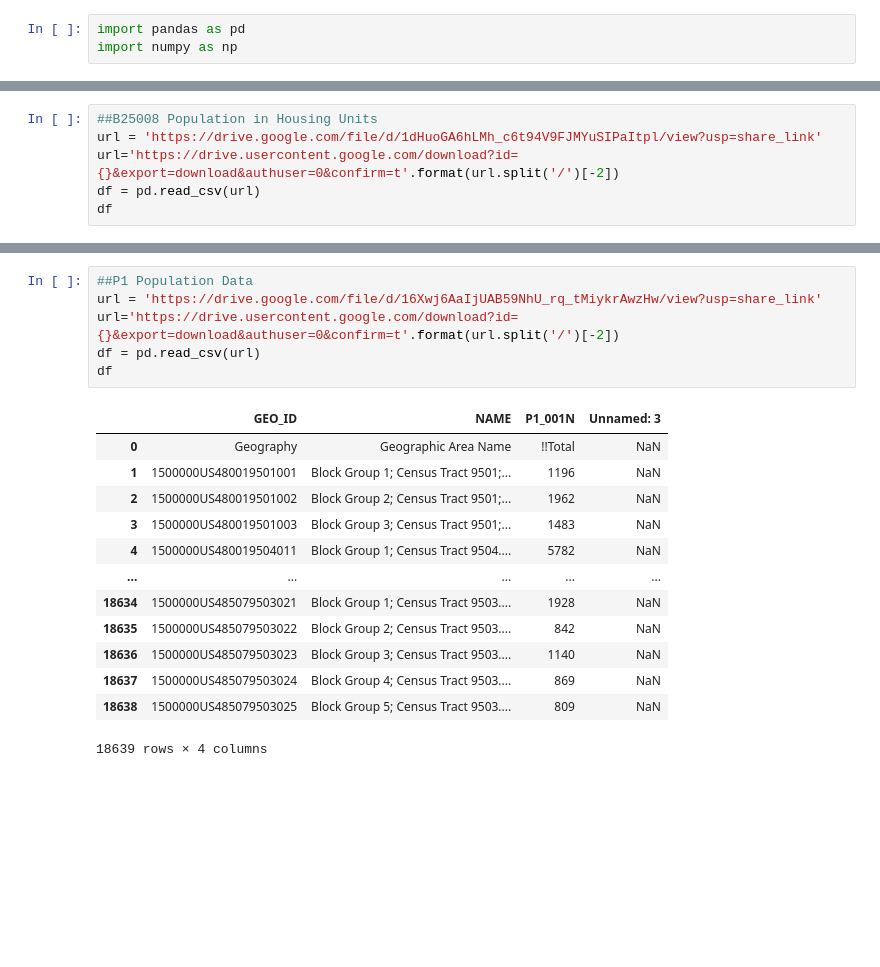
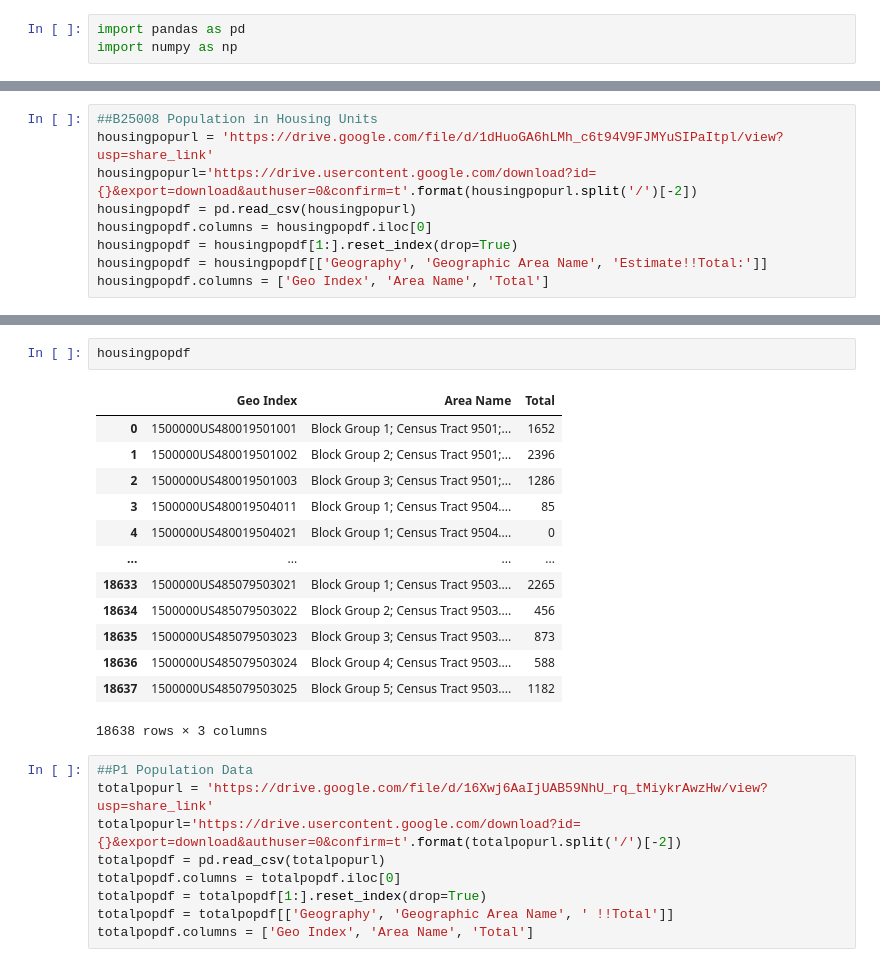
Before and after one commit to natalielarowe/MADS_Capstone, a Jupyter notebook: dataprocessingtest.ipynb, the cells around one changed output, grey strips where cells are left out. Cells and saved outputs as stored; diff of their text form; blank space fills up the shorter version.

```diff
--- a/dataprocessingtest.ipynb
+++ b/dataprocessingtest.ipynb
@@ -24,6 +29,9 @@ df
 # %%
 ##B25008 Population in Housing Units
-url = 'https://drive.google.com/file/d/1dHuoGA6hLMh_c6t94V9FJMYuSIPaItpl/view?usp=share_link'
-url='https://drive.usercontent.google.com/download?id={}&export=download&authuser=0&confirm=t'.format(url.split('/')[-2])
-df = pd.read_csv(url)
-df
+housingpopurl = 'https://drive.google.com/file/d/1dHuoGA6hLMh_c6t94V9FJMYuSIPaItpl/view?usp=share_link'
+housingpopurl='https://drive.usercontent.google.com/download?id={}&export=download&authuser=0&confirm=t'.format(housingpopurl.split('/')[-2])
+housingpopdf = pd.read_csv(housingpopurl)
+housingpopdf.columns = housingpopdf.iloc[0]
+housingpopdf = housingpopdf[1:].reset_index(drop=True)
+housingpopdf = housingpopdf[['Geography', 'Geographic Area Name', 'Estimate!!Total:']]
+housingpopdf.columns = ['Geo Index', 'Area Name', 'Total']
@@ -44,20 +38,25 @@ df
+# %%
+housingpopdf
+# %% [output]
+|  | Geo Index | Area Name | Total |
+| 0 | 1500000US480019501001 | Block Group 1; Census Tract 9501;... | 1652 |
+| 1 | 1500000US480019501002 | Block Group 2; Census Tract 9501;... | 2396 |
+| 2 | 1500000US480019501003 | Block Group 3; Census Tract 9501;... | 1286 |
+| 3 | 1500000US480019504011 | Block Group 1; Census Tract 9504.... | 85 |
+| 4 | 1500000US480019504021 | Block Group 1; Census Tract 9504.... | 0 |
+| ... | ... | ... | ... |
+| 18633 | 1500000US485079503021 | Block Group 1; Census Tract 9503.... | 2265 |
+| 18634 | 1500000US485079503022 | Block Group 2; Census Tract 9503.... | 456 |
+| 18635 | 1500000US485079503023 | Block Group 3; Census Tract 9503.... | 873 |
+| 18636 | 1500000US485079503024 | Block Group 4; Census Tract 9503.... | 588 |
+| 18637 | 1500000US485079503025 | Block Group 5; Census Tract 9503.... | 1182 |
+18638 rows × 3 columns
 # %%
 ##P1 Population Data
-url = 'https://drive.google.com/file/d/16Xwj6AaIjUAB59NhU_rq_tMiykrAwzHw/view?usp=share_link'
-url='https://drive.usercontent.google.com/download?id={}&export=download&authuser=0&confirm=t'.format(url.split('/')[-2])
-df = pd.read_csv(url)
-df
+totalpopurl = 'https://drive.google.com/file/d/16Xwj6AaIjUAB59NhU_rq_tMiykrAwzHw/view?usp=share_link'
+totalpopurl='https://drive.usercontent.google.com/download?id={}&export=download&authuser=0&confirm=t'.format(totalpopurl.split('/')[-2])
+totalpopdf = pd.read_csv(totalpopurl)
+totalpopdf.columns = totalpopdf.iloc[0]
+totalpopdf = totalpopdf[1:].reset_index(drop=True)
+totalpopdf = totalpopdf[['Geography', 'Geographic Area Name', ' !!Total']]
+totalpopdf.columns = ['Geo Index', 'Area Name', 'Total']
-# %% [output]
-|  | GEO_ID | NAME | P1_001N | Unnamed: 3 |
-| 0 | Geography | Geographic Area Name | !!Total | NaN |
-| 1 | 1500000US480019501001 | Block Group 1; Census Tract 9501;... | 1196 | NaN |
-| 2 | 1500000US480019501002 | Block Group 2; Census Tract 9501;... | 1962 | NaN |
-| 3 | 1500000US480019501003 | Block Group 3; Census Tract 9501;... | 1483 | NaN |
-| 4 | 1500000US480019504011 | Block Group 1; Census Tract 9504.... | 5782 | NaN |
-| ... | ... | ... | ... | ... |
-| 18634 | 1500000US485079503021 | Block Group 1; Census Tract 9503.... | 1928 | NaN |
-| 18635 | 1500000US485079503022 | Block Group 2; Census Tract 9503.... | 842 | NaN |
-| 18636 | 1500000US485079503023 | Block Group 3; Census Tract 9503.... | 1140 | NaN |
-| 18637 | 1500000US485079503024 | Block Group 4; Census Tract 9503.... | 869 | NaN |
-| 18638 | 1500000US485079503025 | Block Group 5; Census Tract 9503.... | 809 | NaN |
-18639 rows × 4 columns
```
Also changed, not shown: parts of 12 cells of this notebook.
